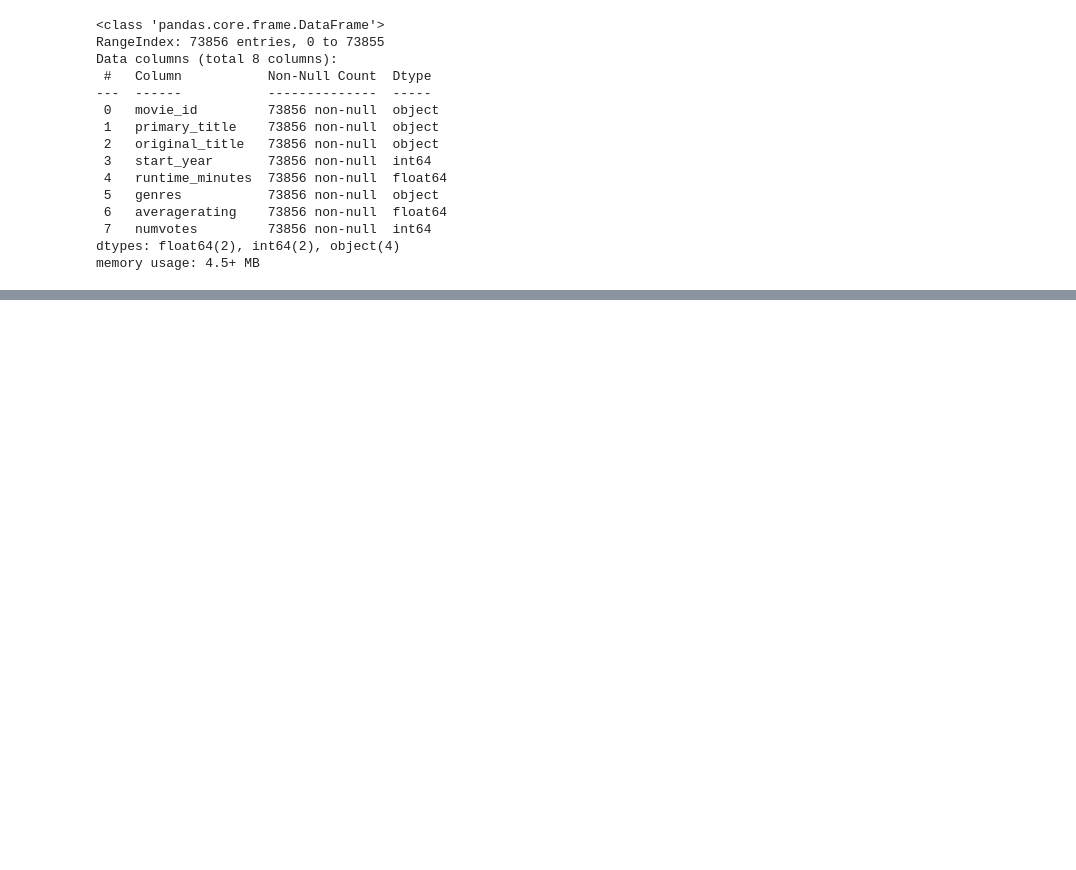
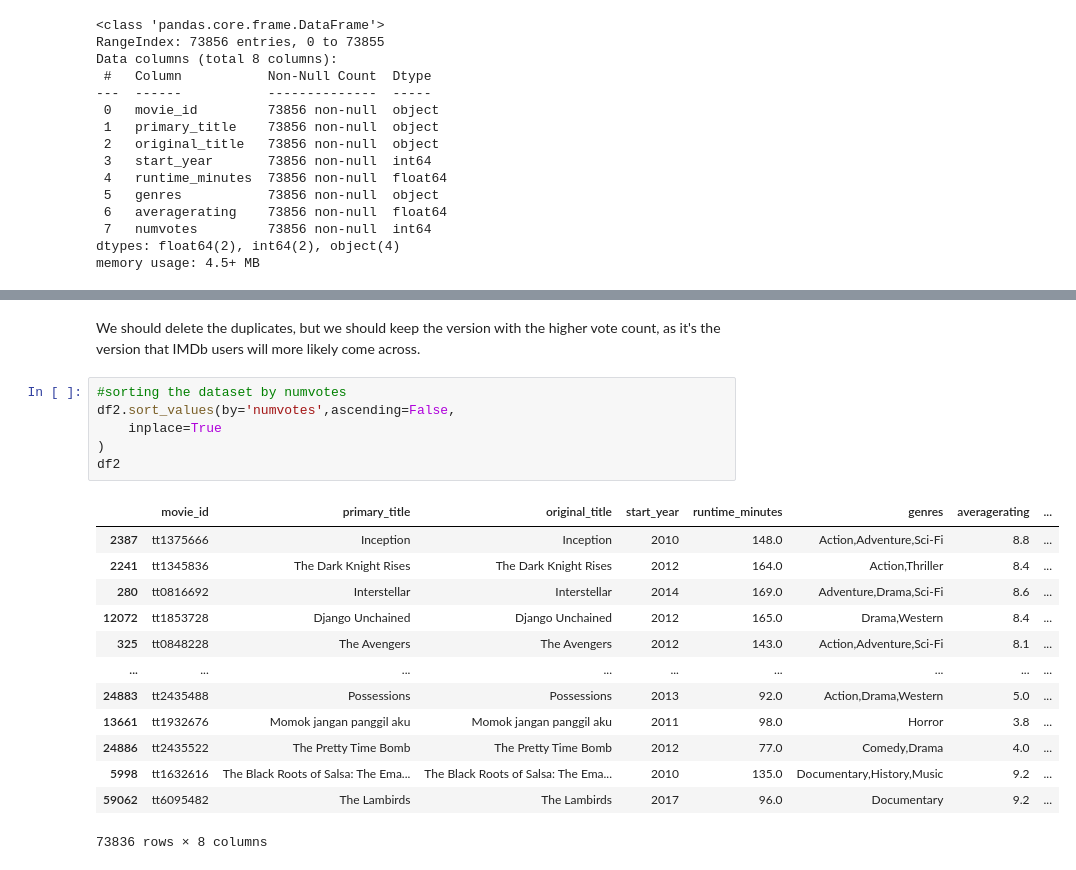
Before and after one commit to Kamaukaguru/dsc-phase-1-project-v2-4, a Jupyter notebook: student.ipynb, the cells around one changed output, grey strips where cells are left out. Saved outputs shown, nothing was run; the diff lists cells and outputs as text; blank space fills up the shorter version.

```diff
--- a/student.ipynb
+++ b/student.ipynb
@@ -398,0 +416,22 @@ memory usage: 4.5+ MB
+# %% [markdown]
+We should delete the duplicates, but we should keep the version with the higher vote count, as it's the version that IMDb users will more likely come across.
+# %%
+#sorting the dataset by numvotes
+df2.sort_values(by='numvotes',ascending=False,
+    inplace=True
+)
+df2
+# %% [output]
+|  | movie_id | primary_title | original_title | start_year | runtime_minutes | genres | averagerating | ... |
+| 2387 | tt1375666 | Inception | Inception | 2010 | 148.0 | Action,Adventure,Sci-Fi | 8.8 | ... |
+| 2241 | tt1345836 | The Dark Knight Rises | The Dark Knight Rises | 2012 | 164.0 | Action,Thriller | 8.4 | ... |
+| 280 | tt0816692 | Interstellar | Interstellar | 2014 | 169.0 | Adventure,Drama,Sci-Fi | 8.6 | ... |
+| 12072 | tt1853728 | Django Unchained | Django Unchained | 2012 | 165.0 | Drama,Western | 8.4 | ... |
+| 325 | tt0848228 | The Avengers | The Avengers | 2012 | 143.0 | Action,Adventure,Sci-Fi | 8.1 | ... |
+| ... | ... | ... | ... | ... | ... | ... | ... | ... |
+| 24883 | tt2435488 | Possessions | Possessions | 2013 | 92.0 | Action,Drama,Western | 5.0 | ... |
+| 13661 | tt1932676 | Momok jangan panggil aku | Momok jangan panggil aku | 2011 | 98.0 | Horror | 3.8 | ... |
+| 24886 | tt2435522 | The Pretty Time Bomb | The Pretty Time Bomb | 2012 | 77.0 | Comedy,Drama | 4.0 | ... |
+| 5998 | tt1632616 | The Black Roots of Salsa: The Ema... | The Black Roots of Salsa: The Ema... | 2010 | 135.0 | Documentary,History,Music | 9.2 | ... |
+| 59062 | tt6095482 | The Lambirds | The Lambirds | 2017 | 96.0 | Documentary | 9.2 | ... |
+73836 rows × 8 columns
```
Also changed, not shown: parts of 11 cells of this notebook.
